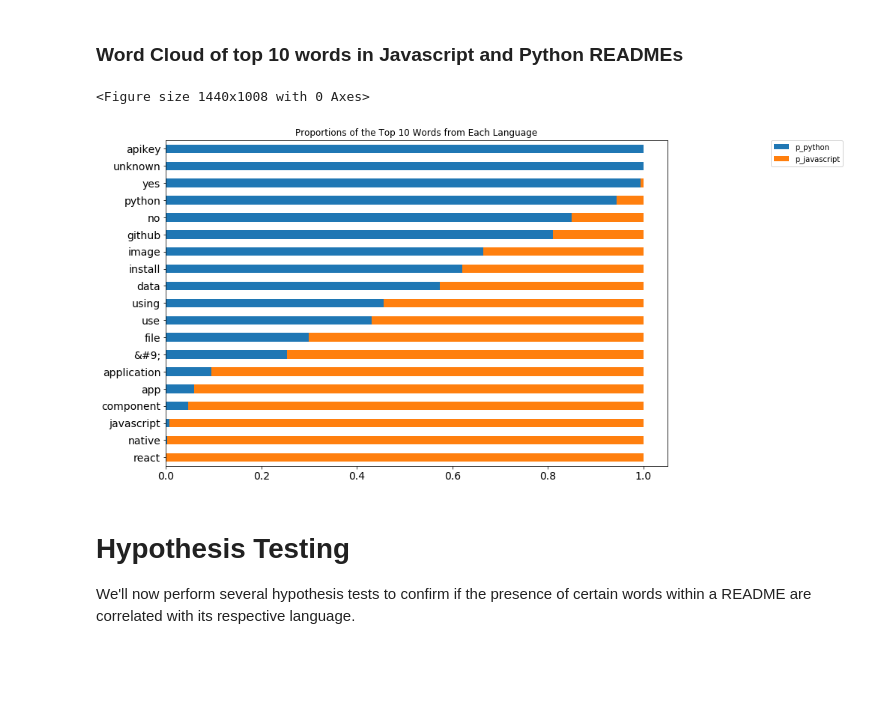
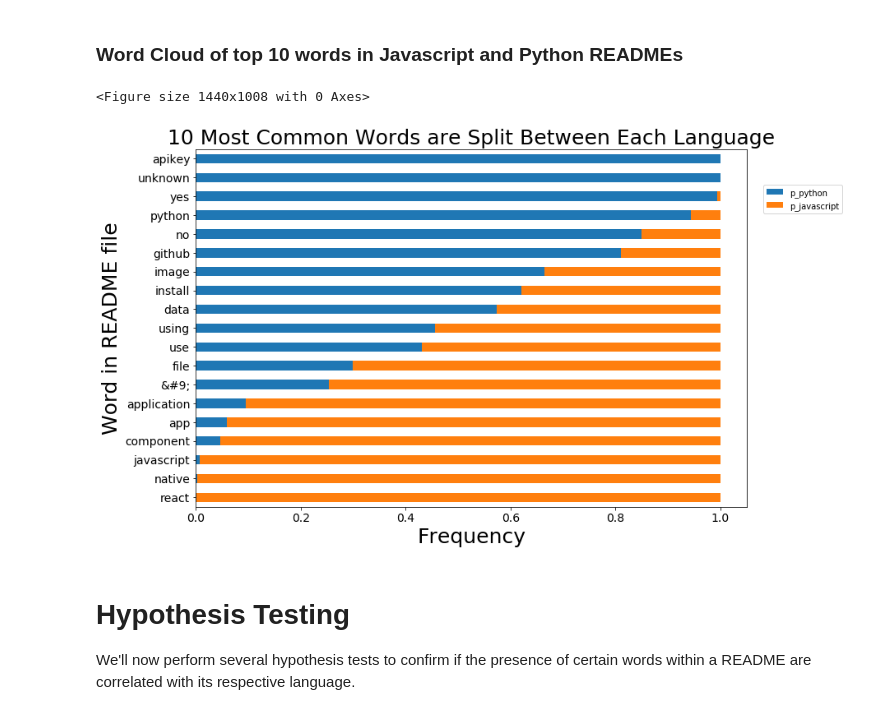
Before and after one commit to NLP-MVPs/nlp-project, a Jupyter notebook: MVP.ipynb, the cells around one changed output. Cells and saved outputs as stored; diff of their text form; code cells hidden in the pictures; blank space fills up the shorter version.

```diff
--- a/MVP.ipynb
+++ b/MVP.ipynb
@@ -292,22 +294,24 @@ for ax in axs: ax.axis('off')
 # %%
 # visualize the percentage each coding language makes up for the top 10words of each programing language
 plt.figure(figsize=(20,14))
 (top10.assign(p_python = top10.python/top10['all'],
                    p_javascript = top10.javascript/top10['all'])
  .sort_values(by='all')[['p_python', 'p_javascript']]
  .tail(20)
  .sort_values(by='p_python')
  .plot.barh(stacked=True, figsize=(12,8))
 )
 
-plt.title("Proportions of the Top 10 Words from Each Language")
+plt.title("10 Most Common Words are Split Between Each Language", fontsize=25)
 plt.xticks(fontsize=14)
 plt.yticks(fontsize=14)
-plt.legend(bbox_to_anchor=(1.35, 1),borderaxespad=0)
+plt.xlabel('Frequency', fontsize=25)
+plt.ylabel('Word in README file', fontsize=25)
+plt.legend(bbox_to_anchor=(1.03, .9),borderaxespad=0)
 plt.show()
 # %% [output]
 <Figure size 1440x1008 with 0 Axes>
-[figure, old version]
+[figure, new version]
 # %% [markdown]
 # Hypothesis Testing
 We'll now perform several hypothesis tests to confirm if the presence of certain words within a README are correlated with its respective language.
```
Also changed, not shown: parts of 2 cells of this notebook.
